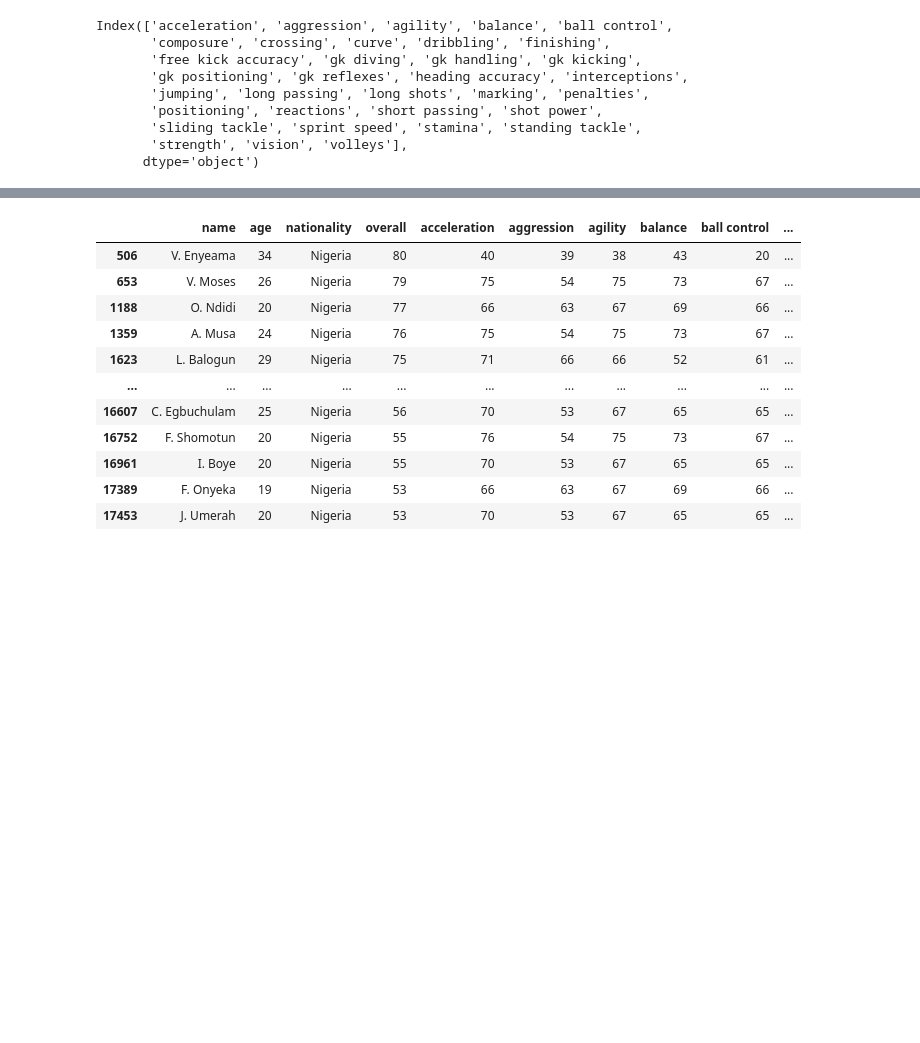
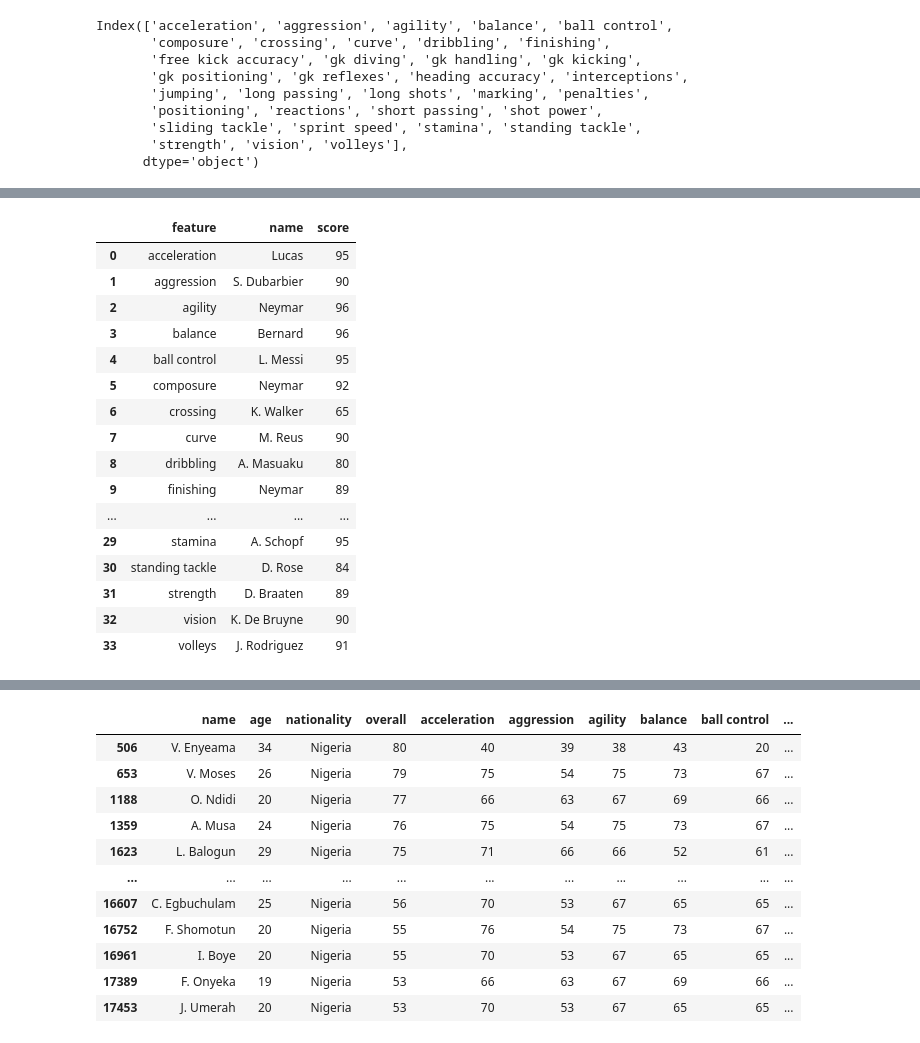
Before and after one commit to imabiodun/fifa-ranking, a Jupyter notebook: fifa-player-ranking.ipynb, the cells around one changed output, grey strips where cells are left out. Cells and saved outputs as stored; diff of their text form; code cells hidden in the pictures; blank space fills up the shorter version.

```diff
--- a/fifa-player-ranking.ipynb
+++ b/fifa-player-ranking.ipynb
@@ -151,0 +169,23 @@ data_cleaned.loc[data_cleaned['preferred positions'] == 'GK'].sort_values('overa
+# %%
+#best players for each feature and their score
+best_player_feature = pd.concat([data_cleaned.set_index(['name'])[cols_num].idxmax(),data_cleaned[cols_num].max(0)],axis = 1).reset_index()
+best_player_feature.columns = ['feature','name','score']
+best_player_feature
+# %% [output]
+|  | feature | name | score |
+| 0 | acceleration | Lucas | 95 |
+| 1 | aggression | S. Dubarbier | 90 |
+| 2 | agility | Neymar | 96 |
+| 3 | balance | Bernard | 96 |
+| 4 | ball control | L. Messi | 95 |
+| 5 | composure | Neymar | 92 |
+| 6 | crossing | K. Walker | 65 |
+| 7 | curve | M. Reus | 90 |
+| 8 | dribbling | A. Masuaku | 80 |
+| 9 | finishing | Neymar | 89 |
+| ... | ... | ... | ... |
+| 29 | stamina | A. Schopf | 95 |
+| 30 | standing tackle | D. Rose | 84 |
+| 31 | strength | D. Braaten | 89 |
+| 32 | vision | K. De Bruyne | 90 |
+| 33 | volleys | J. Rodriguez | 91 |
```
Also changed, not shown: parts of 34 cells of this notebook.
